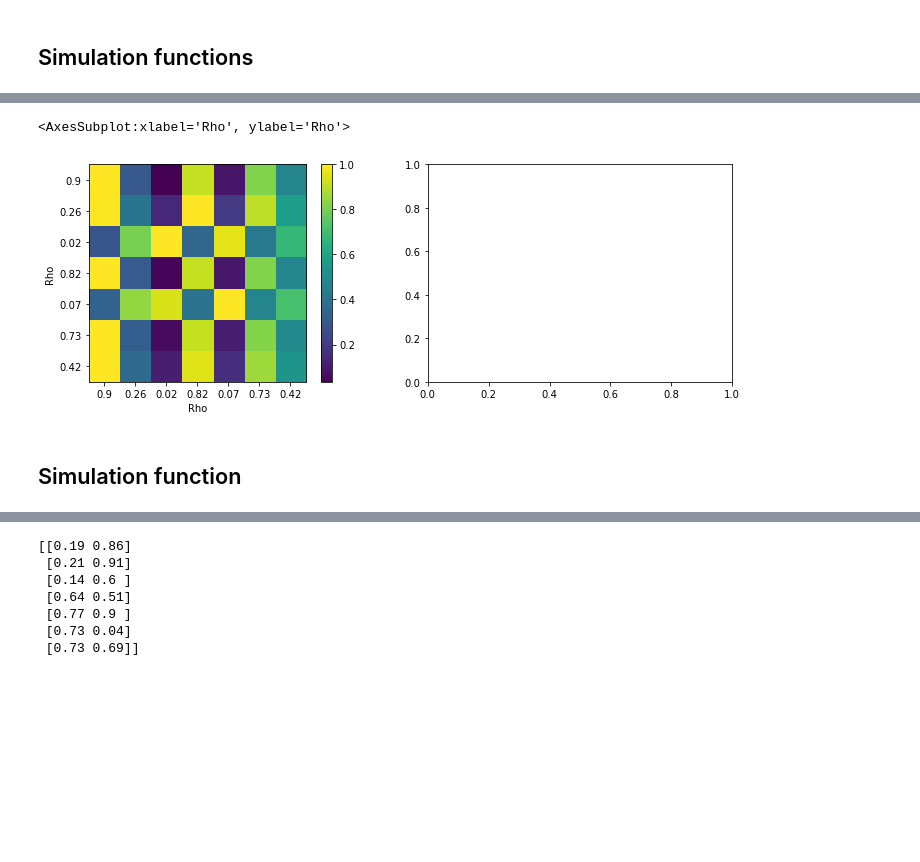
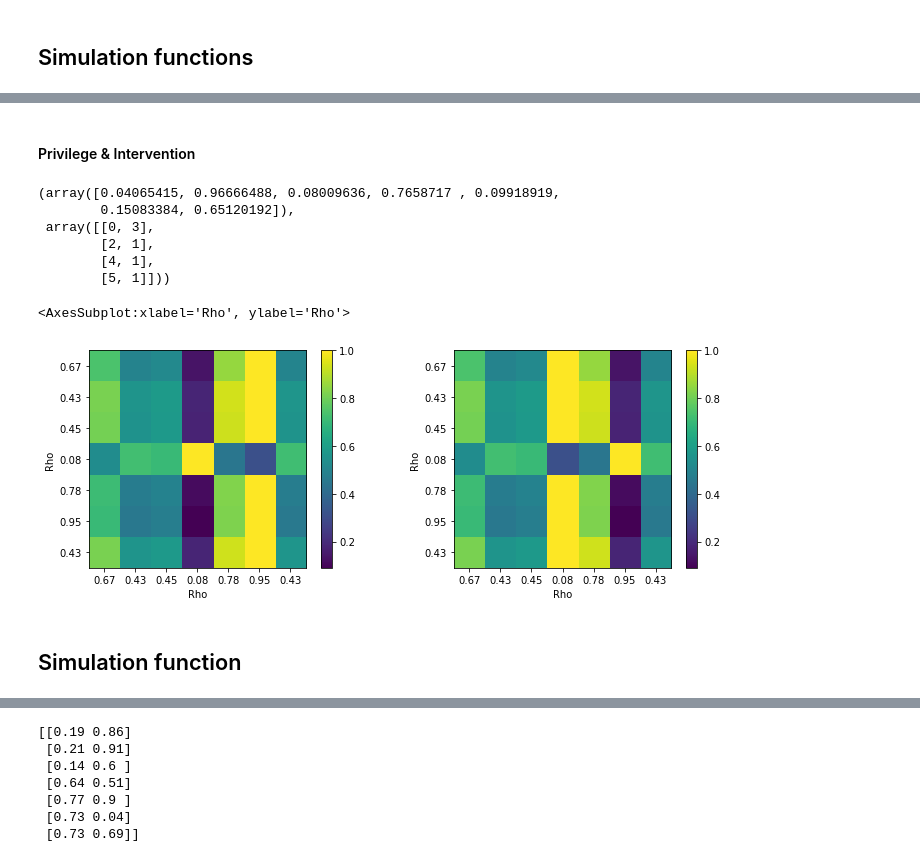
Before and after one commit to sheuschk/DiversitySimulation, a Jupyter notebook: Leadership Granting (Simulation 3).ipynb, the cells around one changed output, grey strips where cells are left out. Drawn from its saved outputs; the diff is of its cells as text; code cells hidden in the pictures; blank space fills up the shorter version.

Commit message:
Fix allyship creation

```diff
--- a/Leadership Granting (Simulation 3).ipynb
+++ b/Leadership Granting (Simulation 3).ipynb
@@ -444,7 +391,2 @@ for allies in allyship:
-# %%
-fig, axs = plt.subplots(1,2,figsize=(12,4))
-plot_heatmap(matrix, rho, axs[0] ,"")
-# plot_heatmap(allyship_matrix, rho, axs[1] ,"")
-# %% [output]
-<AxesSubplot:xlabel='Rho', ylabel='Rho'>
-[figure, removed]
+# %% [markdown]
+#### Privilege & Intervention
@@ -450,0 +429,11 @@ plot_heatmap(matrix, rho, axs[0] ,"")
+# %%
+rho = rng.random(7)
+allyship = initialize_allies(rho)
+rho, allyship
+# %% [output]
+(array([0.04065415, 0.96666488, 0.08009636, 0.7658717 , 0.09918919,
+        0.15083384, 0.65120192]),
+ array([[0, 3],
+        [2, 1],
+        [4, 1],
+        [5, 1]]))
@@ -451,3 +446,10 @@ plot_heatmap(matrix, rho, axs[0] ,"")
+# %%
+fig, axs = plt.subplots(1,2,figsize=(12,4))
+plot_heatmap(matrix, rho, axs[0] ,"")
+plot_heatmap(allyship_matrix, rho, axs[1] ,"")
+# %% [output]
+<AxesSubplot:xlabel='Rho', ylabel='Rho'>
+[figure, added]
 # %%
 def create_minority_matrix(rho):
     # Scale rho into minority and majority groups
@@ -472,8 +474,8 @@ def create_minority_matrix(rho):
     similarity_matrix /= similarity_matrix.max(axis=1).reshape(-1,1)
     # np.fill_diagonal(similarity_matrix, 1)
     return similarity_matrix
-# %% [markdown]
-## Simulation function
+# %% [markdown]
+## Simulation function
 # %%
 def leadership_granting(env, f, iterations, intervention, rng):
     """Test if Communication feature makes a difference in performance"""
```
Also changed, not shown: parts of 35 cells of this notebook.
